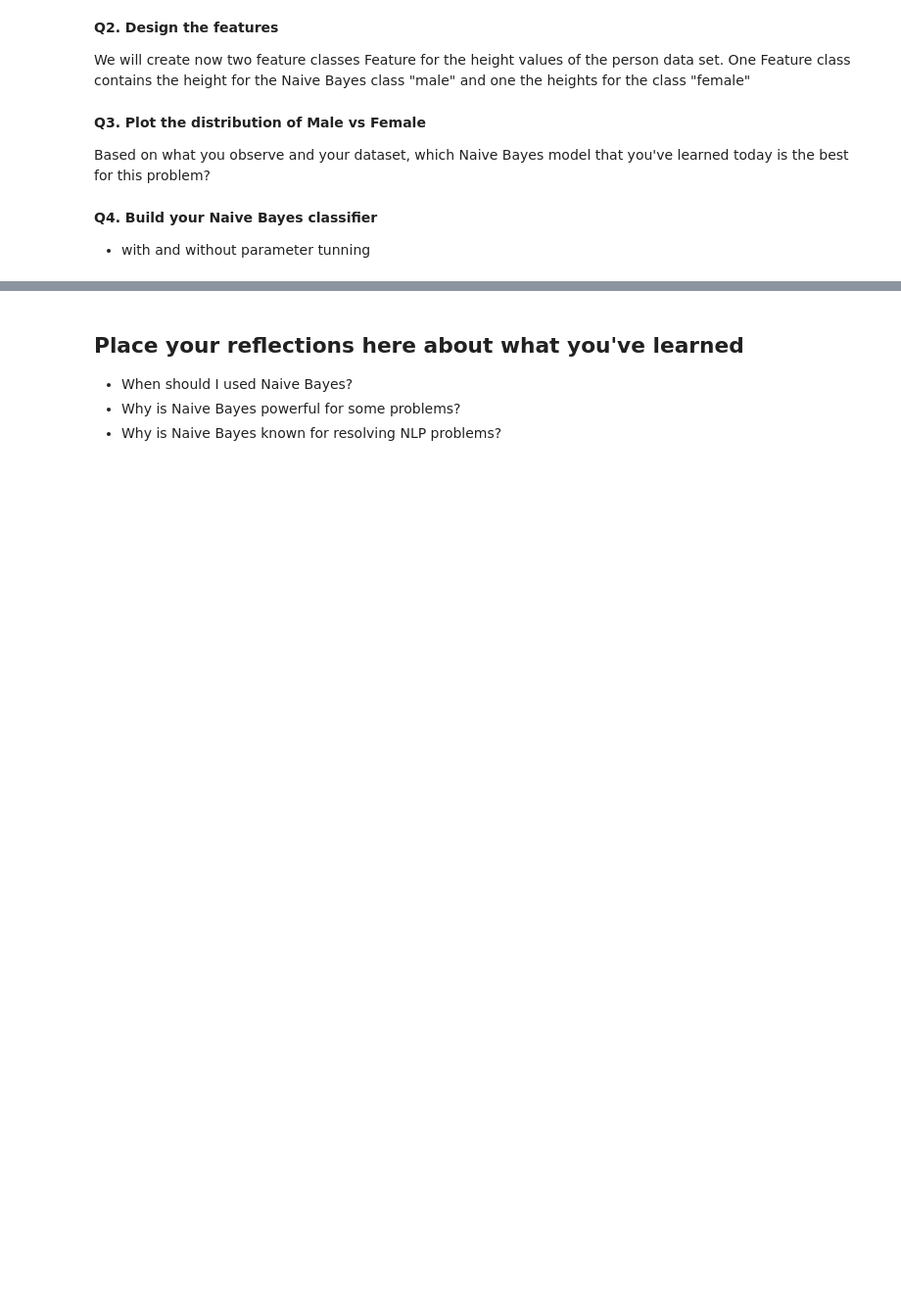
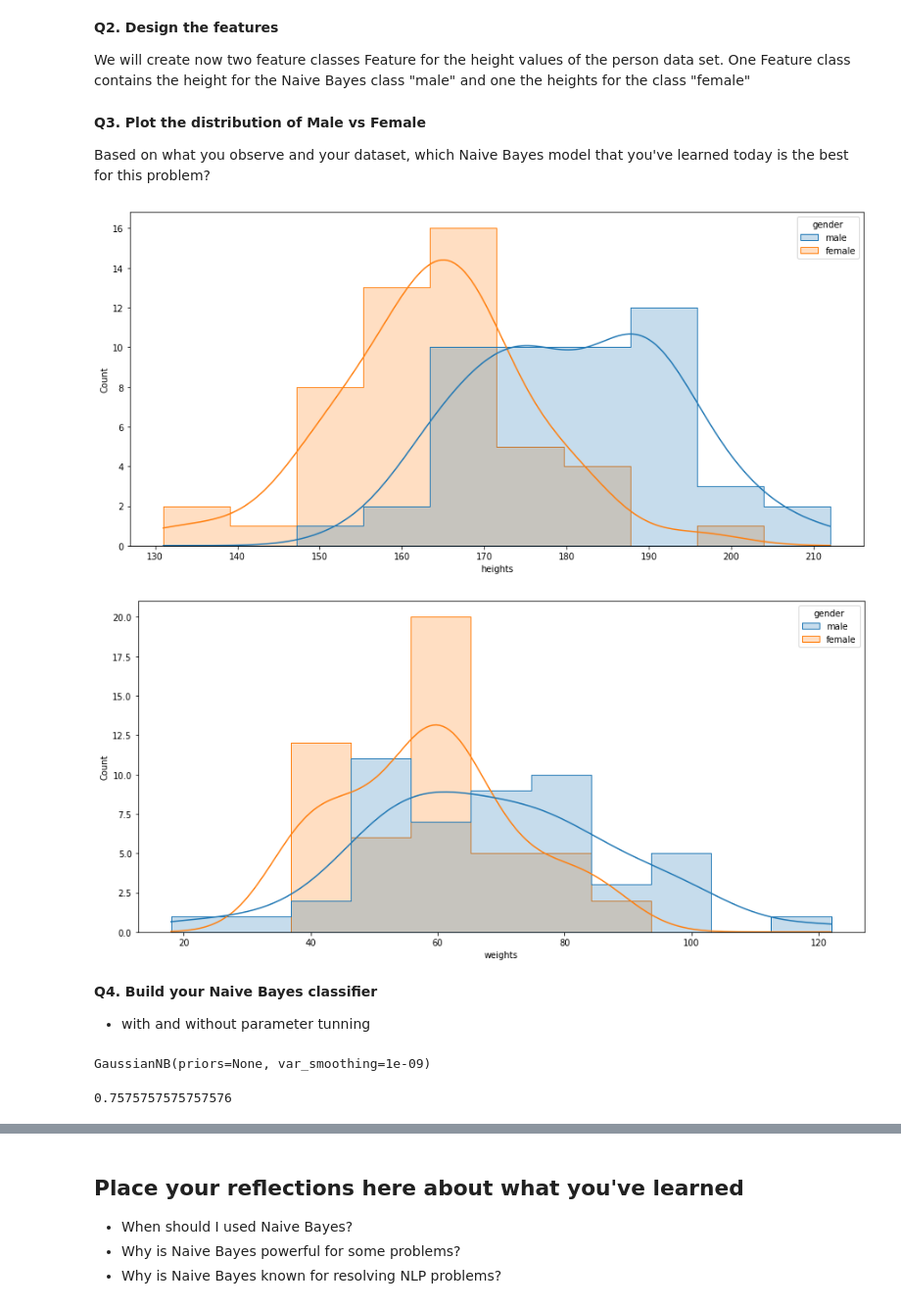
Before and after one commit to KhaldounN/Files-, a Jupyter notebook: Session_6_Classical_Data_Analysis_DT_EXERCISES.ipynb, the cells around one changed output, grey strips where cells are left out. Shown at 98% size. Saved outputs shown, nothing was run; the diff lists cells and outputs as text; code cells hidden in the pictures; blank space fills up the shorter version.

```diff
--- a/Session_6_Classical_Data_Analysis_DT_EXERCISES.ipynb
+++ b/Session_6_Classical_Data_Analysis_DT_EXERCISES.ipynb
@@ -39,6 +39,6 @@ df['weights'] = df['weights'].astype(float).astype(int)
 df['processed_weights'] = pd.qcut( df['weights'] ,[0 , .25,.5,.75 ,1])
 # %%
 #spliting heights
-cut_bins = list(range(131,213,4))
+cut_bins = list(range(131,213,5))
 
 df['processed_heights'] = pd.cut(df['heights'], bins=cut_bins)
@@ -95,0 +45,4 @@ dtype: object
+# %%
+df = df.replace(to_replace='male\n', value  = 'male')
+df = df.replace(to_replace='female\n', value  = 'female')
+df
@@ -101,6 +78,19 @@ We will create now two feature classes Feature for the height values of the pers
 **Q3. Plot  the distribution of Male vs Female**
 
 Based on what you observe and your dataset, which Naive Bayes model that you've learned today is the best for this problem?
+# %%
+import matplotlib.pyplot as plt
+import seaborn as sns
+
+plt.figure(figsize = (15,7))
+sns.histplot(data = df , x='heights', kde = True  , hue='gender' , element="step")
+plt.show()
+plt.figure(figsize = (15,7))
+sns.histplot(data = df , x='weights', kde = True  , hue='gender' , element="step")
+plt.show()
+# %% [output]
+[figure, added]
+[figure, added]
 # %% [markdown]
 **Q4. Build your Naive Bayes classifier**
 - with and without parameter tunning
@@ -106,0 +106,11 @@ Based on what you observe and your dataset, which Naive Bayes model that you've
+# %%
+model = GaussianNB()
+model.fit(X_train, y_train)
+# %% [output]
+GaussianNB(priors=None, var_smoothing=1e-09)
+# %%
+from sklearn.metrics import accuracy_score
+y_pred = model.predict(X_test)
+accuracy_score(y_test, y_pred)
+# %% [output]
+0.7575757575757576
```
Also changed, not shown: parts of 10 cells of this notebook.
